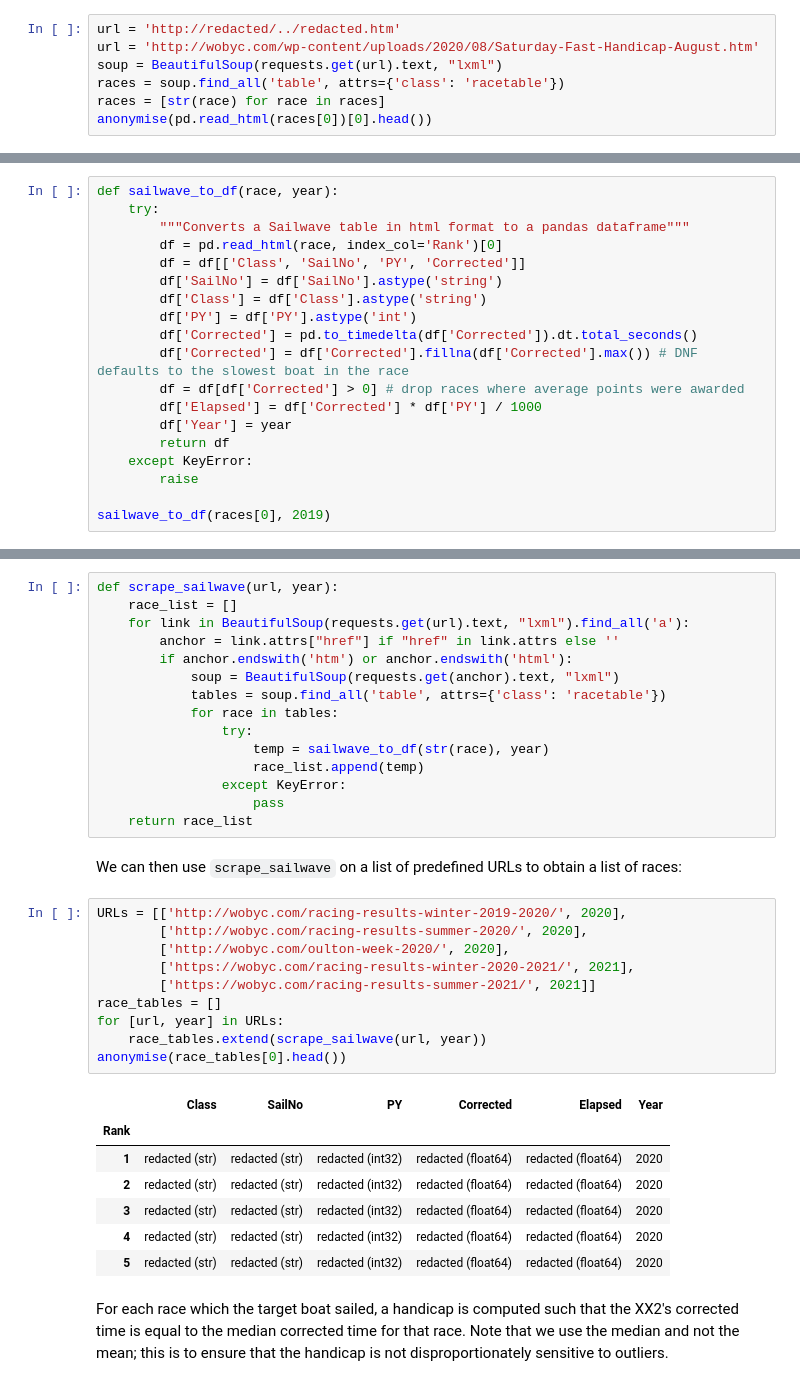
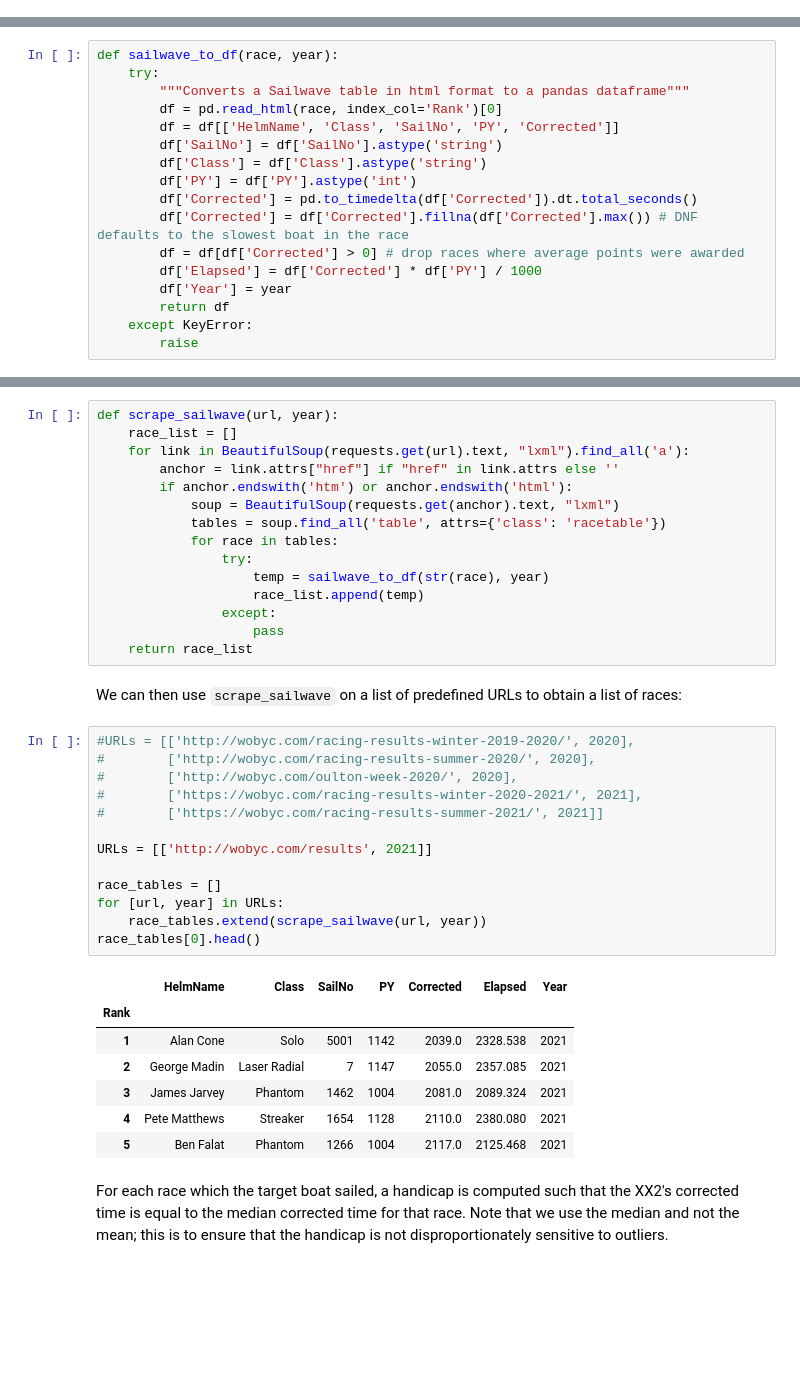
Before and after one commit to AdamYorkston/Experimental-PY-Calculator, a Jupyter notebook: Dinghy Handicap Calculations.ipynb, the cells around one changed output, grey strips where cells are left out. Drawn from its saved outputs; the diff is of its cells as text; blank space fills up the shorter version.

```diff
--- a/Dinghy Handicap Calculations.ipynb
+++ b/Dinghy Handicap Calculations.ipynb
@@ -39,10 +35,3 @@ def anonymise(df):
     return df2
 # %% [markdown]
 We're going to want to download some race data from the WOBYC website. We can use the requests package along with BeautifulSoup to parse Sailwave race tables from a chosen URL, which can then be loaded into a Pandas `DataFrame`:
-# %%
-url = 'http://redacted/../redacted.htm'
-url = 'http://wobyc.com/wp-content/uploads/2020/08/Saturday-Fast-Handicap-August.htm'
-soup = BeautifulSoup(requests.get(url).text, "lxml")
-races = soup.find_all('table', attrs={'class': 'racetable'})
-races = [str(race) for race in races]
-anonymise(pd.read_html(races[0])[0].head())
@@ -60,7 +42,7 @@ def sailwave_to_df(race, year):
     try:
         """Converts a Sailwave table in html format to a pandas dataframe"""
         df = pd.read_html(race, index_col='Rank')[0]
-        df = df[['Class', 'SailNo', 'PY', 'Corrected']]
+        df = df[['HelmName', 'Class', 'SailNo', 'PY', 'Corrected']]
         df['SailNo'] = df['SailNo'].astype('string')
         df['Class'] = df['Class'].astype('string')
         df['PY'] = df['PY'].astype('int')
@@ -72,5 +54,3 @@ def sailwave_to_df(race, year):
         return df
     except KeyError:
         raise
-
-sailwave_to_df(races[0], 2019)
@@ -105,29 +68,32 @@ def scrape_sailwave(url, year):
                 try:
                     temp = sailwave_to_df(str(race), year)
                     race_list.append(temp)
-                except KeyError:
+                except:
                     pass
     return race_list
 # %% [markdown]
 We can then use `scrape_sailwave` on a list of predefined URLs to obtain a list of races:
 # %%
-URLs = [['http://wobyc.com/racing-results-winter-2019-2020/', 2020],
-        ['http://wobyc.com/racing-results-summer-2020/', 2020],
-        ['http://wobyc.com/oulton-week-2020/', 2020],
-        ['https://wobyc.com/racing-results-winter-2020-2021/', 2021],
-        ['https://wobyc.com/racing-results-summer-2021/', 2021]]
+#URLs = [['http://wobyc.com/racing-results-winter-2019-2020/', 2020],
+#        ['http://wobyc.com/racing-results-summer-2020/', 2020],
+#        ['http://wobyc.com/oulton-week-2020/', 2020],
+#        ['https://wobyc.com/racing-results-winter-2020-2021/', 2021],
+#        ['https://wobyc.com/racing-results-summer-2021/', 2021]]
+
+URLs = [['http://wobyc.com/results', 2021]]
+
 race_tables = []
 for [url, year] in URLs:
     race_tables.extend(scrape_sailwave(url, year))
-anonymise(race_tables[0].head())
+race_tables[0].head()
 # %% [output]
-|  | Class | SailNo | PY | Corrected | Elapsed | Year |
-| Rank |  |  |  |  |  |  |
-| 1 | redacted (str) | redacted (str) | redacted (int32) | redacted (float64) | redacted (float64) | 2020 |
-| 2 | redacted (str) | redacted (str) | redacted (int32) | redacted (float64) | redacted (float64) | 2020 |
-| 3 | redacted (str) | redacted (str) | redacted (int32) | redacted (float64) | redacted (float64) | 2020 |
-| 4 | redacted (str) | redacted (str) | redacted (int32) | redacted (float64) | redacted (float64) | 2020 |
-| 5 | redacted (str) | redacted (str) | redacted (int32) | redacted (float64) | redacted (float64) | 2020 |
+|  | HelmName | Class | SailNo | PY | Corrected | Elapsed | Year |
+| Rank |  |  |  |  |  |  |  |
+| 1 | Alan Cone | Solo | 5001 | 1142 | 2039.0 | 2328.538 | 2021 |
+| 2 | George Madin | Laser Radial | 7 | 1147 | 2055.0 | 2357.085 | 2021 |
+| 3 | James Jarvey | Phantom | 1462 | 1004 | 2081.0 | 2089.324 | 2021 |
+| 4 | Pete Matthews | Streaker | 1654 | 1128 | 2110.0 | 2380.080 | 2021 |
+| 5 | Ben Falat | Phantom | 1266 | 1004 | 2117.0 | 2125.468 | 2021 |
 # %% [markdown]
 For each race which the target boat sailed, a handicap is computed such that the XX2's corrected time is equal to the median corrected time for that race. Note that we use the median and not the mean; this is to ensure that the handicap is not disproportionately sensitive to outliers.
 # %%
```
Also changed, not shown: parts of 15 cells of this notebook.
